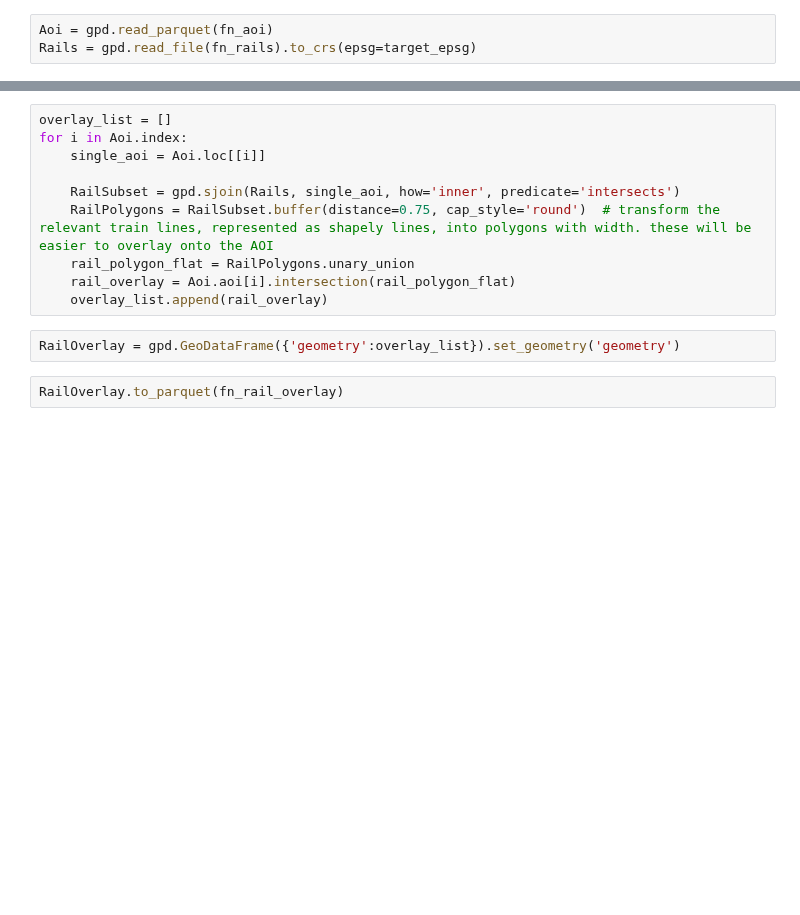
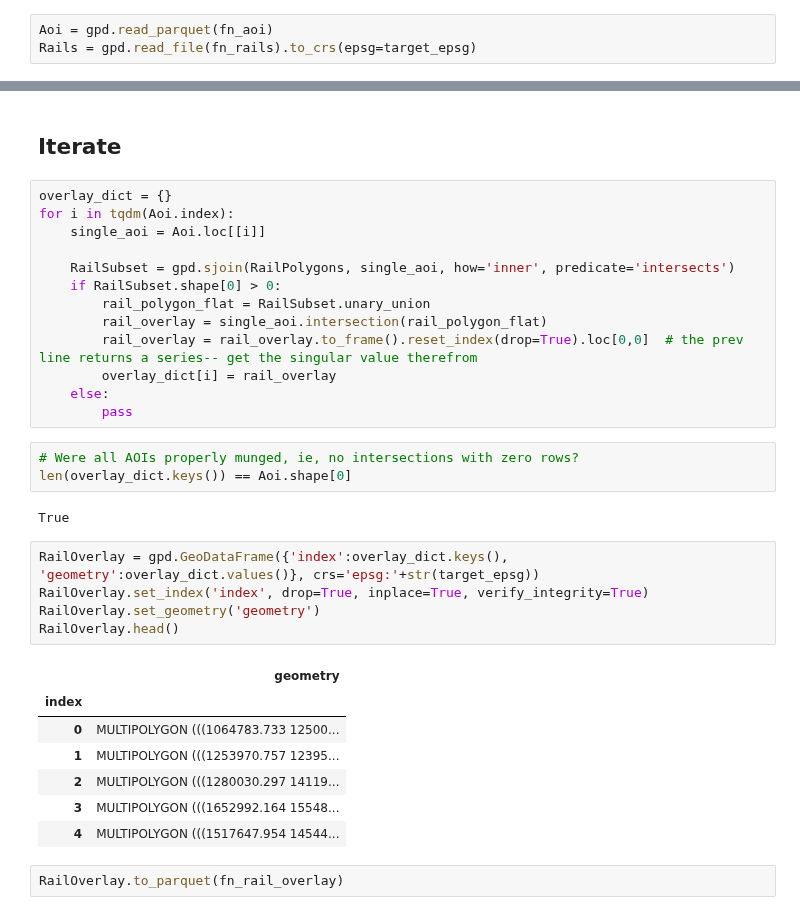
Before and after one commit to abartnof/largest_plot, a Jupyter notebook: scripts/rails.ipynb, the cells around one changed output, grey strips where cells are left out. Cells and saved outputs as stored; diff of their text form; blank space fills up the shorter version.

```diff
--- a/scripts/rails.ipynb
+++ b/scripts/rails.ipynb
@@ -23,14 +71,35 @@ Rails = gpd.read_file(fn_rails).to_crs(epsg=target_epsg)
+# %% [markdown]
+## Iterate
 # %%
-overlay_list = []
-for i in Aoi.index:
+overlay_dict = {}
+for i in tqdm(Aoi.index):
     single_aoi = Aoi.loc[[i]]
 
-    RailSubset = gpd.sjoin(Rails, single_aoi, how='inner', predicate='intersects')
-    RailPolygons = RailSubset.buffer(distance=0.75, cap_style='round')  # transform the relevant train lines, represented as shapely lines, into polygons with width. these will be easier to overlay onto the AOI
-    rail_polygon_flat = RailPolygons.unary_union
-    rail_overlay = Aoi.aoi[i].intersection(rail_polygon_flat)
-    overlay_list.append(rail_overlay)
+    RailSubset = gpd.sjoin(RailPolygons, single_aoi, how='inner', predicate='intersects')
+    if RailSubset.shape[0] > 0:
+        rail_polygon_flat = RailSubset.unary_union
+        rail_overlay = single_aoi.intersection(rail_polygon_flat)
+        rail_overlay = rail_overlay.to_frame().reset_index(drop=True).loc[0,0]  # the prev line returns a series-- get the singular value therefrom
+        overlay_dict[i] = rail_overlay
+    else:
+        pass
-# %%
-RailOverlay = gpd.GeoDataFrame({'geometry':overlay_list}).set_geometry('geometry')
+# %%
+# Were all AOIs properly munged, ie, no intersections with zero rows?
+len(overlay_dict.keys()) == Aoi.shape[0]
+# %% [output]
+True
+# %%
+RailOverlay = gpd.GeoDataFrame({'index':overlay_dict.keys(), 'geometry':overlay_dict.values()}, crs='epsg:'+str(target_epsg))
+RailOverlay.set_index('index', drop=True, inplace=True, verify_integrity=True)
+RailOverlay.set_geometry('geometry')
+RailOverlay.head()
+# %% [output]
+|  | geometry |
+| index |  |
+| 0 | MULTIPOLYGON (((1064783.733 12500... |
+| 1 | MULTIPOLYGON (((1253970.757 12395... |
+| 2 | MULTIPOLYGON (((1280030.297 14119... |
+| 3 | MULTIPOLYGON (((1652992.164 15548... |
+| 4 | MULTIPOLYGON (((1517647.954 14544... |
 # %%
 RailOverlay.to_parquet(fn_rail_overlay)
```
Also changed, not shown: parts of 9 cells of this notebook, 1 other file.
